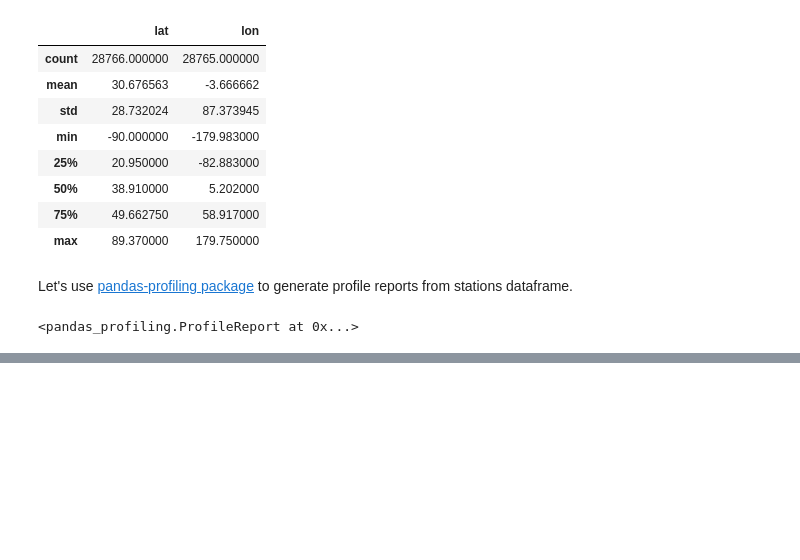
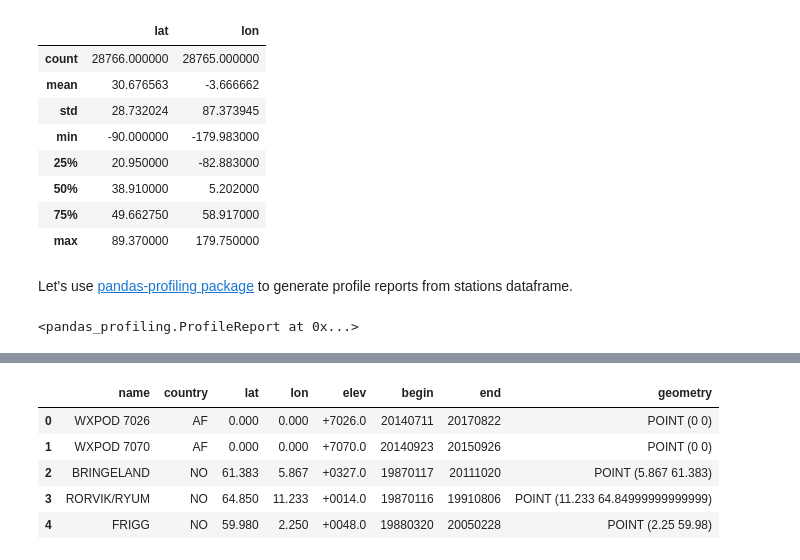
Before and after one commit to andersy005/kaggle-notebooks, a Jupyter notebook: datasets-notebooks/NOAA-GSOD/stations-eda.ipynb, the cells around one changed output, grey strips where cells are left out. Drawn from its saved outputs; the diff is of its cells as text; code cells hidden in the pictures; blank space fills up the shorter version.

```diff
--- a/datasets-notebooks/NOAA-GSOD/stations-eda.ipynb
+++ b/datasets-notebooks/NOAA-GSOD/stations-eda.ipynb
@@ -168,0 +194,9 @@ pandas_profiling.ProfileReport(stations)
+# %%
+gdf.head()
+# %% [output]
+|  | name | country | lat | lon | elev | begin | end | geometry |
+| 0 | WXPOD 7026 | AF | 0.000 | 0.000 | +7026.0 | 20140711 | 20170822 | POINT (0 0) |
+| 1 | WXPOD 7070 | AF | 0.000 | 0.000 | +7070.0 | 20140923 | 20150926 | POINT (0 0) |
+| 2 | BRINGELAND | NO | 61.383 | 5.867 | +0327.0 | 19870117 | 20111020 | POINT (5.867 61.383) |
+| 3 | RORVIK/RYUM | NO | 64.850 | 11.233 | +0014.0 | 19870116 | 19910806 | POINT (11.233 64.84999999999999) |
+| 4 | FRIGG | NO | 59.980 | 2.250 | +0048.0 | 19880320 | 20050228 | POINT (2.25 59.98) |
```
Also changed, not shown: parts of 10 cells of this notebook.
